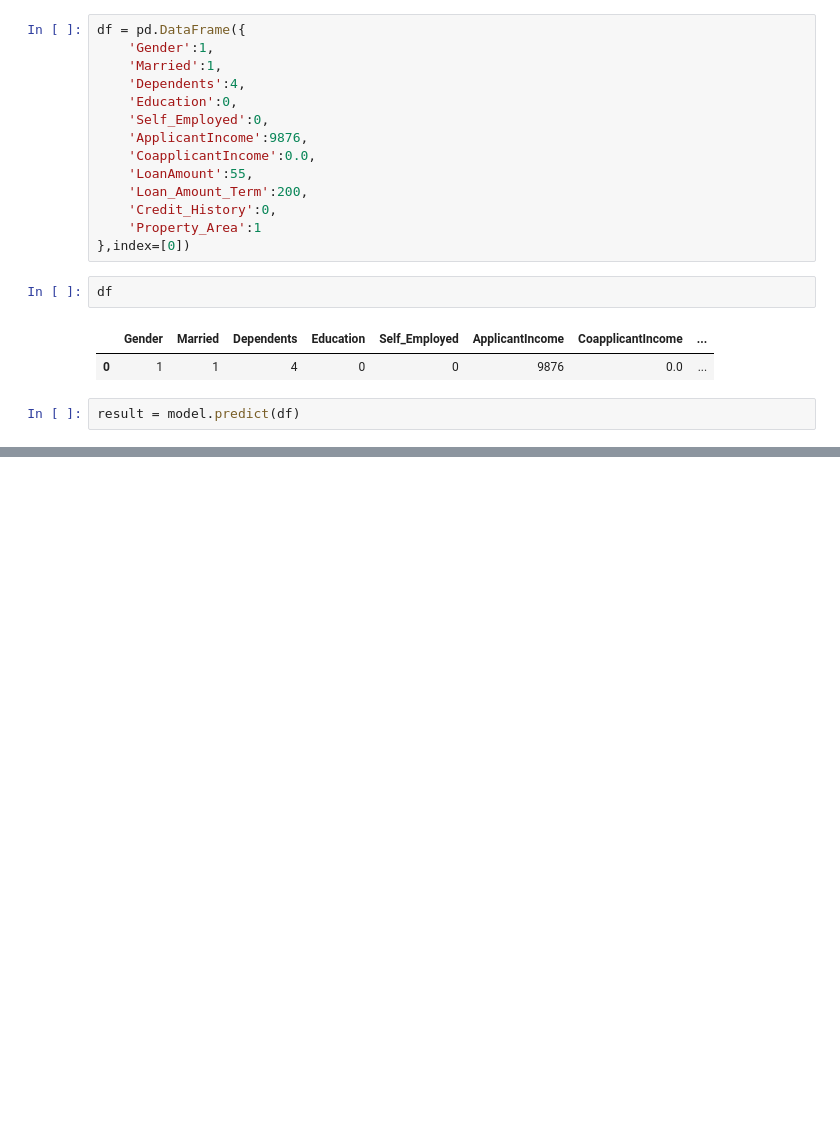
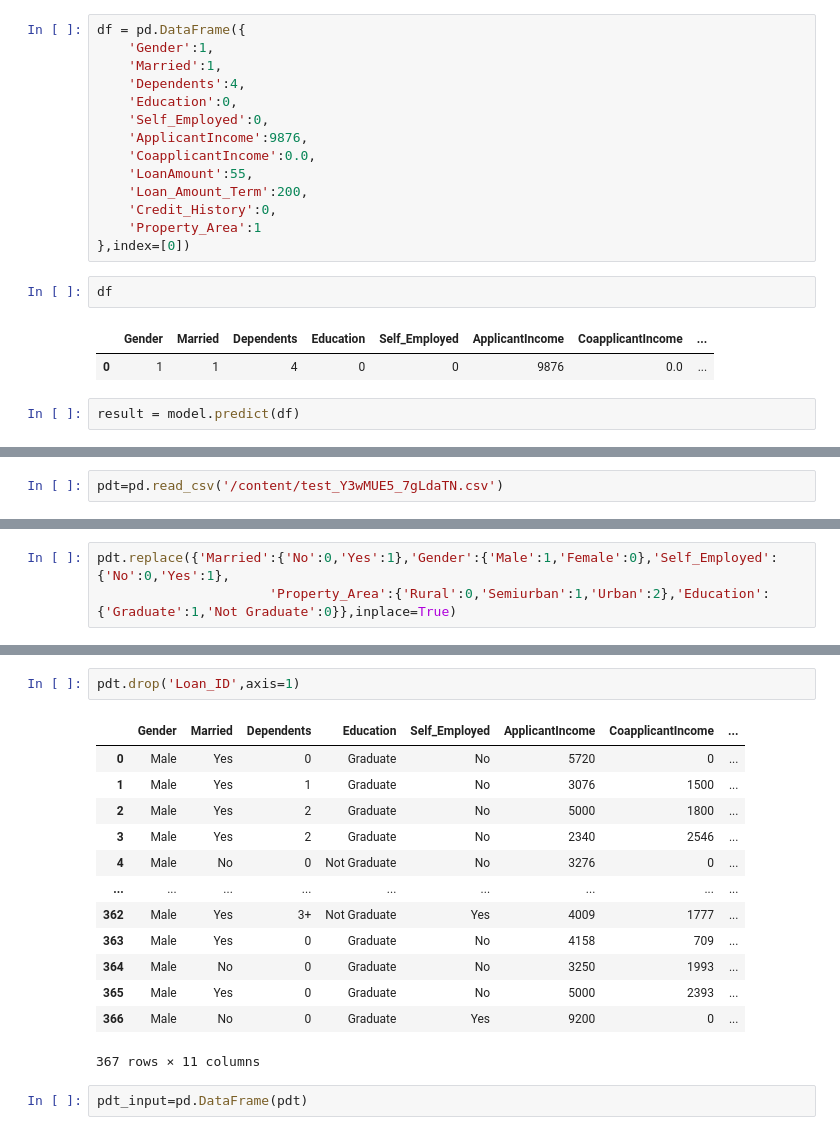
Before and after one commit to sakshiiisinghh/sakshi-, a Jupyter notebook: minor_project.ipynb, the cells around one changed output, grey strips where cells are left out. Drawn from its saved outputs; the diff is of its cells as text; blank space fills up the shorter version.

```diff
--- a/minor_project.ipynb
+++ b/minor_project.ipynb
@@ -524,0 +511,2 @@ Loan Approved
+# %%
+pdt=pd.read_csv('/content/test_Y3wMUE5_7gLdaTN.csv')
@@ -524,0 +526,3 @@ Loan Approved
+# %%
+pdt.replace({'Married':{'No':0,'Yes':1},'Gender':{'Male':1,'Female':0},'Self_Employed':{'No':0,'Yes':1},
+                      'Property_Area':{'Rural':0,'Semiurban':1,'Urban':2},'Education':{'Graduate':1,'Not Graduate':0}},inplace=True)
@@ -524,0 +538,18 @@ Loan Approved
+# %%
+pdt.drop('Loan_ID',axis=1)
+# %% [output]
+|  | Gender | Married | Dependents | Education | Self_Employed | ApplicantIncome | CoapplicantIncome | ... |
+| 0 | Male | Yes | 0 | Graduate | No | 5720 | 0 | ... |
+| 1 | Male | Yes | 1 | Graduate | No | 3076 | 1500 | ... |
+| 2 | Male | Yes | 2 | Graduate | No | 5000 | 1800 | ... |
+| 3 | Male | Yes | 2 | Graduate | No | 2340 | 2546 | ... |
+| 4 | Male | No | 0 | Not Graduate | No | 3276 | 0 | ... |
+| ... | ... | ... | ... | ... | ... | ... | ... | ... |
+| 362 | Male | Yes | 3+ | Not Graduate | Yes | 4009 | 1777 | ... |
+| 363 | Male | Yes | 0 | Graduate | No | 4158 | 709 | ... |
+| 364 | Male | No | 0 | Graduate | No | 3250 | 1993 | ... |
+| 365 | Male | Yes | 0 | Graduate | No | 5000 | 2393 | ... |
+| 366 | Male | No | 0 | Graduate | Yes | 9200 | 0 | ... |
+367 rows × 11 columns
+# %%
+pdt_input=pd.DataFrame(pdt)
```
Also changed, not shown: parts of 31 cells of this notebook.
